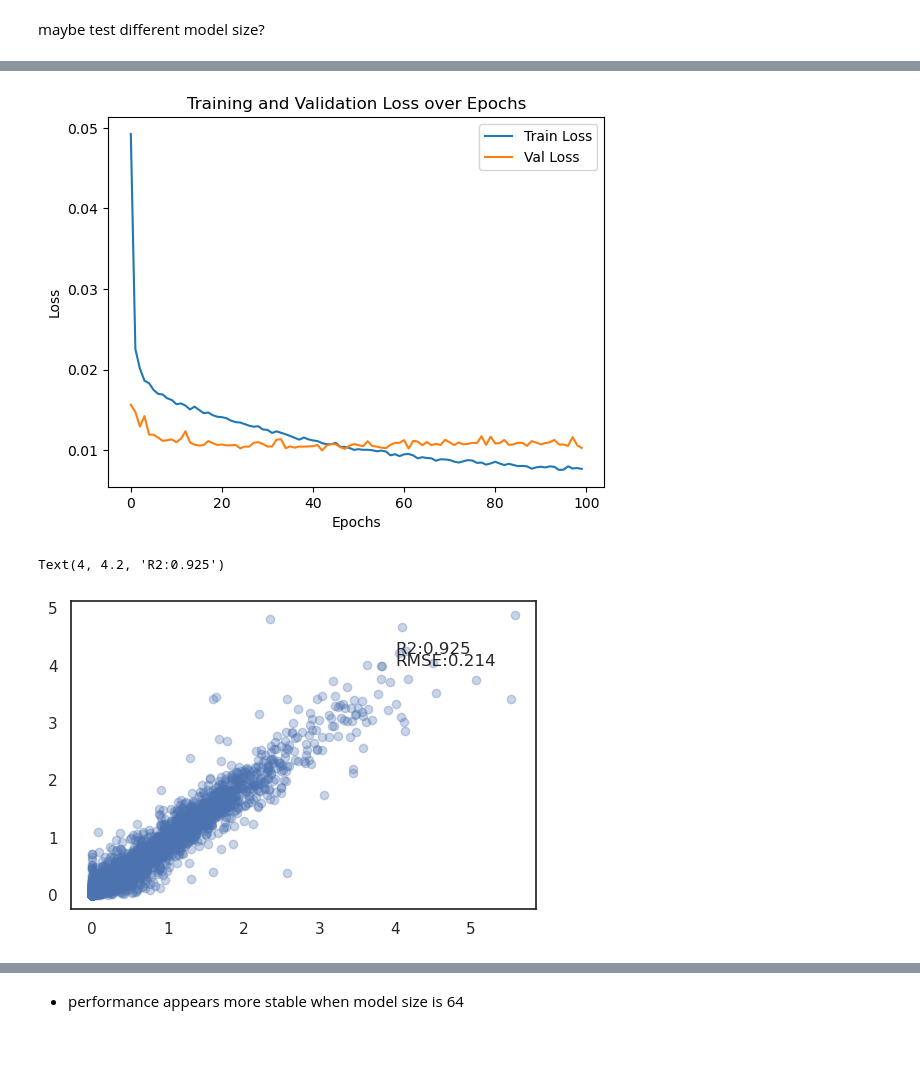
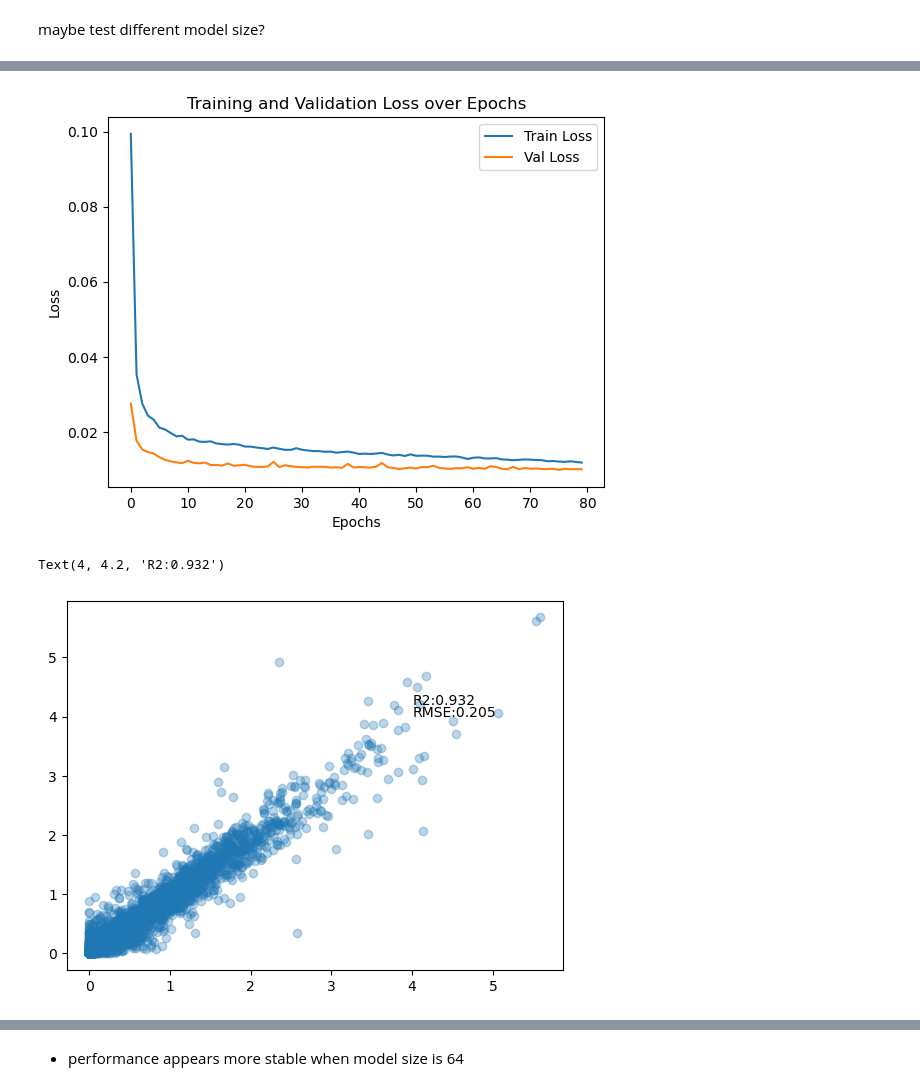
Before and after one commit to PinaColadast/eth-capstone-treewater-deficit, a Jupyter notebook: 04_Transformer_training_7.ipynb, the cells around one changed output, grey strips where cells are left out. Drawn from its saved outputs; the diff is of its cells as text; code cells hidden in the pictures; blank space fills up the shorter version.

```diff
--- a/04_Transformer_training_7.ipynb
+++ b/04_Transformer_training_7.ipynb
@@ -533,7 +464,7 @@ model_ar = EncoderOnlyForecast(
     n_day=train_day_feat_X_at.shape[1],
     n_static=train_static_X_ts_at.shape[1],
     T=lag_n,
-    d_model=64, # embedding dimension
+    d_model=32, # embedding dimension
     nhead=4, # number of attention heads
     num_layers=3, # number of transformer layers
     dim_feedforward=32, # dimension of feedforward network,
@@ -552,7 +483,7 @@ history = {"train_loss": [], "train_rmse": [], "val_loss": [], "val_rmse": [],
            "p_tf": []}
 best_vloss = float("inf")
 
-EPOCHS = 100
+EPOCHS = 80
 
 best_vloss = 1_000_000.
 
@@ -563,7 +494,7 @@ for epoch in range(EPOCHS):
 
     # Make sure gradient tracking is on, and do a pass over the data
     model_ar.train(True)
-    avg_loss, train_rmse = train_one_epoch(model_ar, epoch_number, train_loader, loss_fn, optimizer,
+    avg_loss, train_rmse = utils.train_one_epoch(model_ar, epoch_number, train_loader, loss_fn, optimizer,
                                            device=device, log_every=100)
 
 
@@ -630,7 +560,7 @@ model_best = EncoderOnlyForecast(
     n_day=train_day_feat_X_at.shape[1],
     n_static=train_static_X_ts_at.shape[1],
     T=lag_n,
-    d_model=64, # embedding dimension
+    d_model=32, # embedding dimension
     nhead=4, # number of attention heads
     num_layers=3, # number of transformer layers
     dim_feedforward=32, # dimension of feedforward network,
@@ -657,18 +587,18 @@ plt.legend()
 plt.title("Training and Validation Loss over Epochs")
 plt.show()
 # %% [output]
-[figure, old version]
+[figure, new version]
 # %%
 # next day prediction performance
 rmse = root_mean_squared_error(utils.clip_and_inverse_log2_transform(actuals), utils.clip_and_inverse_log2_transform(preds))
 r2 = r2_score(utils.clip_and_inverse_log2_transform(actuals), utils.clip_and_inverse_log2_transform(preds))
 
 plt.scatter(utils.clip_and_inverse_log2_transform(actuals), utils.clip_and_inverse_log2_transform(preds), alpha=0.3)
-plt.text(x=4, y = 4, s = f"RMSE:{rmse_at:.3f}")
-plt.text(x= 4, y = 4.2, s=f"R2:{r2_at:.3f}")
+plt.text(x=4, y = 4, s = f"RMSE:{rmse:.3f}")
+plt.text(x= 4, y = 4.2, s=f"R2:{r2:.3f}")
 # %% [output]
-Text(4, 4.2, 'R2:0.925')
+Text(4, 4.2, 'R2:0.932')
-[figure, old version]
+[figure, new version]
 # %%
 y_pred_val_at, y_val_at = utils.compute_recursive_predictions_fast_torch(model_best.to(device), val_df_at, feature_window_size=lag_n,
 label_window_size=1, shift=1, config=config, batch_size=128)
```
Also changed, not shown: parts of 13 cells of this notebook, 43 other files.
